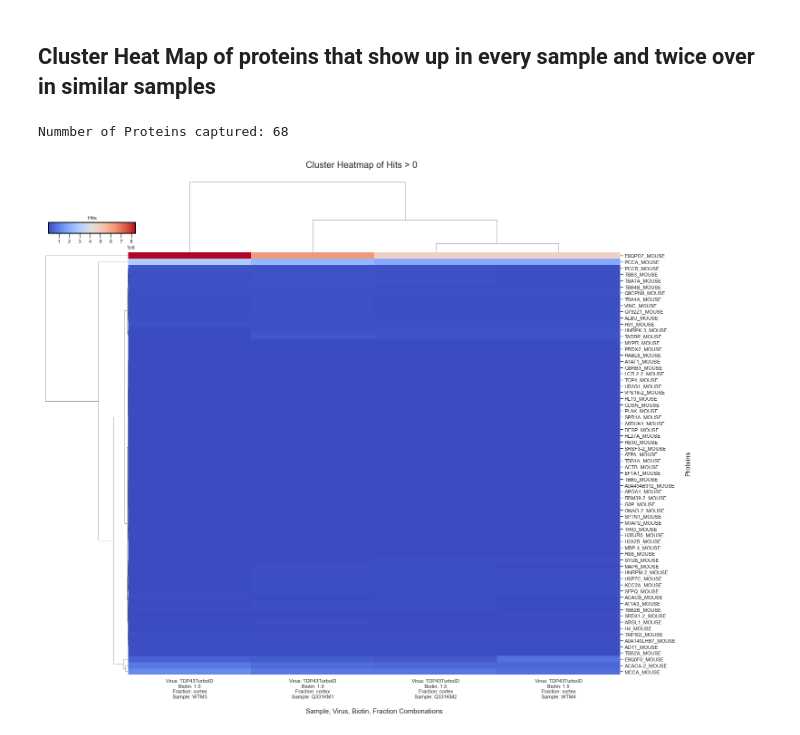
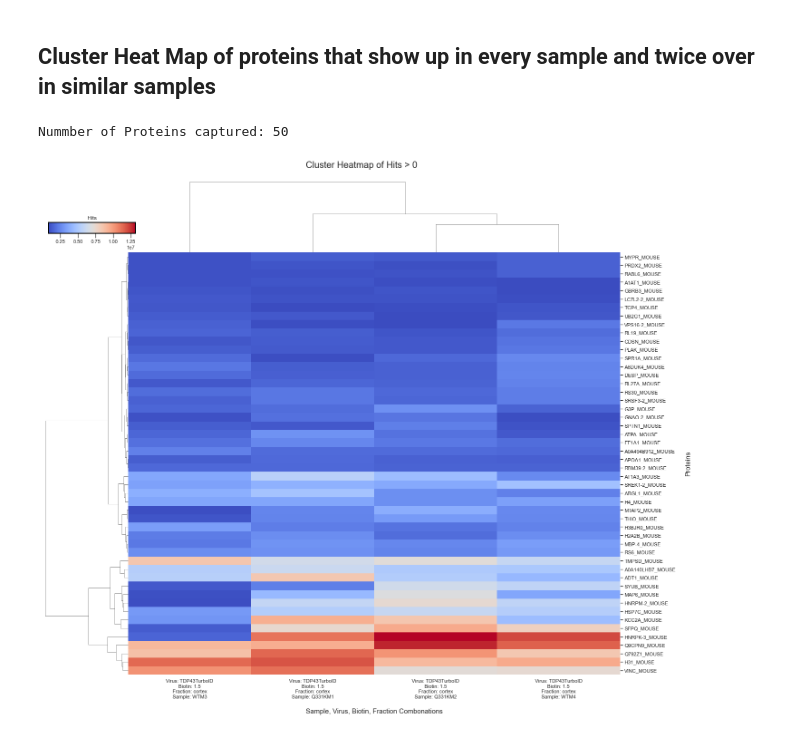
Before and after one commit to adamwbrew/Proteins, a Jupyter notebook: Visuals/protein_visuals_disease_clustermap.ipynb, the cells around one changed output. Cells and saved outputs as stored; diff of their text form; code cells hidden in the pictures.

Commit message:
removed various unneeded proteins causing visuals to be distorted

```diff
--- a/Visuals/protein_visuals_disease_clustermap.ipynb
+++ b/Visuals/protein_visuals_disease_clustermap.ipynb
@@ -120,7 +120,9 @@ merge_df = merge_df.merge(WT_M4, how = "inner", on = "Protein_Name")
 # and remove unwanted proteins
 protein_list_1 = merge_df.Protein_Name.to_list()
 remove_list = []
-bad_proteins = ["KRT", "ACTB", "SERPIN", "ITIH", "ALB", "PCCA", "MCCC1", "ACACA", "KRT78", "TARDBP", "TUBB3", "TUBA1A", "H3-3B;H3-5;H3C1;H3C13", "PCCB", "TRY10", "VCL", "TUBA4A", "ALB"]
+bad_proteins = ["KRT", "ACTB", "SERPIN", "ITIH", "ALB", "PCCA", "MCCC1", "ACACA", "KRT78", "TARDBP", "TUBB", "TUBA1A",
+                "H3-3B;H3-5;H3C1;H3C13", "PCCB", "TRY", "VCL", "TUBA4A", "ALB", "E9QPD7", "PCC", "MCC", "PISD", "PCX",
+                "ACACIA", "ACA", "E9Q", "TBB", "TBA", "TADBP"]
 for i in range(len(protein_list_1)):
     for j in range(len(bad_proteins)):
             if(protein_list_1[i][0:len(bad_proteins[j])].upper() == bad_proteins[j]):
@@ -220,7 +222,9 @@ merge_df = merge_df.merge(WT_M4, how = "inner", on = "Protein_Name")
 # and remove unwanted proteins
 protein_list = merge_df.Protein_Name.to_list()
 remove_list = []
-bad_proteins = ["KRT", "ACTB", "SERPIN", "ITIH", "ALB", "PCCA", "MCCC1", "ACACA", "KRT78", "TARDBP", "TUBB3", "TUBA1A", "H3-3B;H3-5;H3C1;H3C13", "PCCB", "TRY10", "VCL", "TUBA4A", "ALB"]
+bad_proteins = ["KRT", "ACTB", "SERPIN", "ITIH", "ALB", "PCCA", "MCCC1", "ACACA", "KRT78", "TARDBP", "TUBB", "TUBA1A",
+                "H3-3B;H3-5;H3C1;H3C13", "PCCB", "TRY", "VCL", "TUBA4A", "ALB", "E9QPD7", "PCC", "MCC", "PISD", "PCX",
+                "ACACIA", "ACA", "E9Q", "TBB", "TBA", "TADBP"]
 for i in range(len(protein_list_1)):
     for j in range(len(bad_proteins)):
             if(protein_list_1[i][0:len(bad_proteins[j])].upper() == bad_proteins[j]):
@@ -314,7 +318,9 @@ merge_df = merge_df.merge(WT_M4, how = "inner", on = "Protein_Name")
 # and remove unwanted proteins
 protein_list_1 = merge_df.Protein_Name.to_list()
 remove_list = []
-bad_proteins = ["KRT", "ACTB", "SERPIN", "ITIH", "ALB", "PCCA", "MCCC1", "ACACA", "KRT78", "TARDBP", "TUBB3", "TUBA1A", "H3-3B;H3-5;H3C1;H3C13", "PCCB", "TRY10", "VCL", "TUBA4A", "ALB"]
+bad_proteins = ["KRT", "ACTB", "SERPIN", "ITIH", "ALB", "PCCA", "MCCC1", "ACACA", "KRT78", "TARDBP", "TUBB", "TUBA1A",
+                "H3-3B;H3-5;H3C1;H3C13", "PCCB", "TRY", "VCL", "TUBA4A", "ALB", "E9QPD7", "PCC", "MCC", "PISD", "PCX",
+                "ACACIA", "ACA", "E9Q", "TBB", "TBA", "TADBP"]
 for i in range(len(protein_list_1)):
     for j in range(len(bad_proteins)):
             if(protein_list_1[i][0:len(bad_proteins[j])].upper() == bad_proteins[j]):
@@ -342,7 +348,7 @@ x_labels_order = sorted(merge_filtered_df.columns)
 print("Nummber of Proteins captured:", len(merge_filtered_df))
 sns.set_theme(style='white')
 
-kws = dict(cbar_kws=dict(ticks=[x for x in range(0, 1000000000, 100000000)], orientation='horizontal'), figsize=(20,17))
+kws = dict(cbar_kws=dict(ticks=[x for x in range(0, 20000000, 2500000)], orientation='horizontal'), figsize=(20,17))
 
 # Default plot
 g = sns.clustermap(merge_filtered_df.reindex(x_labels_order, axis = 1), cmap='coolwarm',dendrogram_ratio = (0.15, 0.15), metric="euclidean", method = "ward",  **kws, yticklabels=True)
@@ -414,10 +420,12 @@ merge_df = merge_df.merge(WT_M4, how = "inner", on = "Protein_Name")
 # and remove unwanted proteins
 protein_list = merge_df.Protein_Name.to_list()
 remove_list = []
-bad_proteins = ["KRT", "ACTB", "SERPIN", "ITIH", "ALB", "PCCA", "MCCC1", "ACACA", "KRT78", "TARDBP", "TUBB3", "TUBA1A", "H3-3B;H3-5;H3C1;H3C13", "PCCB", "TRY10", "VCL", "TUBA4A", "ALB"]
-for i in range(len(protein_list_1)):
+bad_proteins = ["KRT", "ACTB", "SERPIN", "ITIH", "ALB", "PCCA", "MCCC1", "ACACA", "KRT78", "TARDBP", "TUBB", "TUBA1A",
+                "H3-3B;H3-5;H3C1;H3C13", "PCCB", "TRY", "VCL", "TUBA4A", "ALB", "E9QPD7", "PCC", "MCC", "PISD", "PCX",
+                "ACACIA", "ACA", "E9Q", "TBB", "TBA", "TADBP"]
+for i in range(len(protein_list)):
     for j in range(len(bad_proteins)):
-            if(protein_list_1[i][0:len(bad_proteins[j])].upper() == bad_proteins[j]):
+            if(protein_list[i][0:len(bad_proteins[j])].upper() == bad_proteins[j]):
                 remove_list.append(i)
     if(protein_list[i] in proteins_keep_Q3): continue
     if(protein_list[i] in proteins_keep_WT): continue
@@ -443,33 +451,33 @@ limit = 0
 
 merge_filtered_df = merge_df[(merge_df.sum(axis=1) > limit)]
 
 x_labels_order = sorted(merge_filtered_df.columns)
 
 print("Nummber of Proteins captured:", len(merge_filtered_df))
 sns.set_theme(style='white')
 
-kws = dict(cbar_kws=dict(ticks=[x for x in range(0, 1000000000, 100000000)], orientation='horizontal'), figsize=(20,17))
+kws = dict(cbar_kws=dict(ticks=[x for x in range(0, 20000000, 2500000)], orientation='horizontal'), figsize=(20,17))
 
 # Default plot
 g = sns.clustermap(merge_filtered_df.reindex(x_labels_order, axis = 1), cmap='coolwarm',dendrogram_ratio = (0.15, 0.15), metric="euclidean", method = "ward",  **kws, yticklabels=True)
 
 g.fig.subplots_adjust( top = 0.95 )
 g.fig.suptitle(f'Cluster Heatmap of Hits > {limit:,}', size = 20)
 g.ax_heatmap.set_xlabel('\nSample, Virus, Biotin, Fraction Combonations', size = 15)
 g.ax_heatmap.set_ylabel('\nProteins', size = 15)
 
 
 
 x0, _y0, _w, _h = g.cbar_pos
 g.ax_cbar.set_position([x0, 0.85, g.ax_row_dendrogram.get_position().width, 0.02])
 g.ax_cbar.set_title('Hits')
 g.ax_cbar.tick_params(axis='x', length=10)
 for spine in g.ax_cbar.spines:
     g.ax_cbar.spines[spine].set_color('black')
     g.ax_cbar.spines[spine].set_linewidth(2)
 
 # Show the graph
 plt.show()
 # %% [output]
-Nummber of Proteins captured: 68
+Nummber of Proteins captured: 50
-[figure, old version]
+[figure, new version]
```
Also changed, not shown: parts of 5 cells of this notebook, 1 other file.
